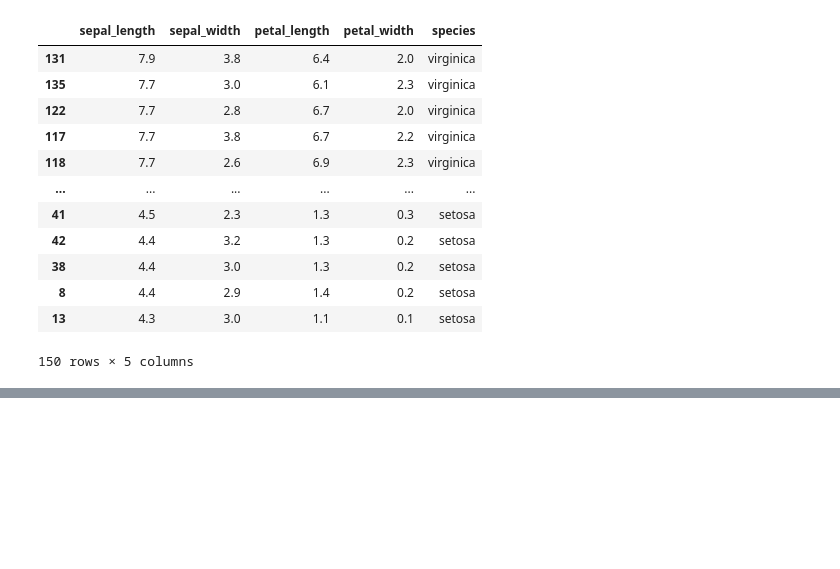
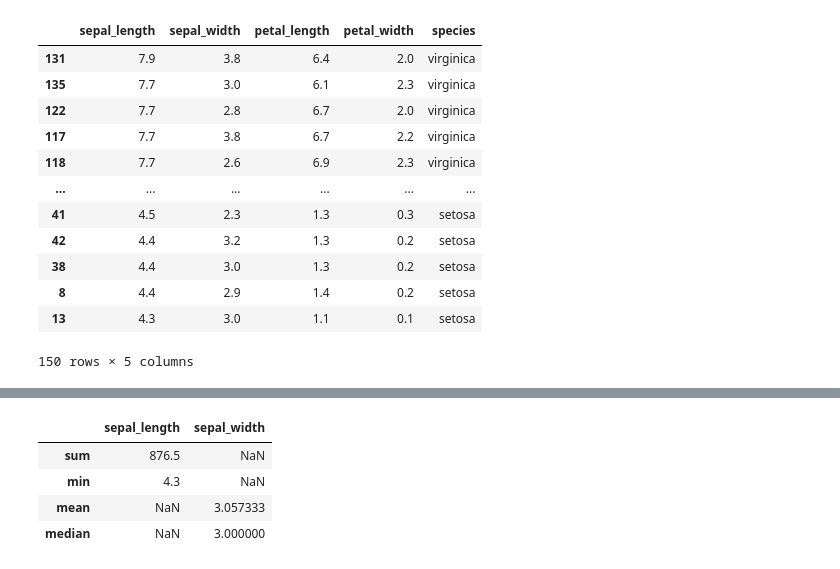
Before and after one commit to Yusuf5001/DA-with-Python, a Jupyter notebook: Pandas.GroupBy.ipynb, the cells around one changed output, grey strips where cells are left out. Cells and saved outputs as stored; diff of their text form; code cells hidden in the pictures; blank space fills up the shorter version.

```diff
--- a/Pandas.GroupBy.ipynb
+++ b/Pandas.GroupBy.ipynb
@@ -482,0 +497,9 @@ df3.sort_values(by="sepal_length", ascending=False)
+# %%
+df3.agg({"sepal_length" : ["sum", "min"],
+        "sepal_width": ["mean", "median"]})
+# %% [output]
+|  | sepal_length | sepal_width |
+| sum | 876.5 | NaN |
+| min | 4.3 | NaN |
+| mean | NaN | 3.057333 |
+| median | NaN | 3.000000 |
```
Also changed, not shown: parts of 7 cells of this notebook.
